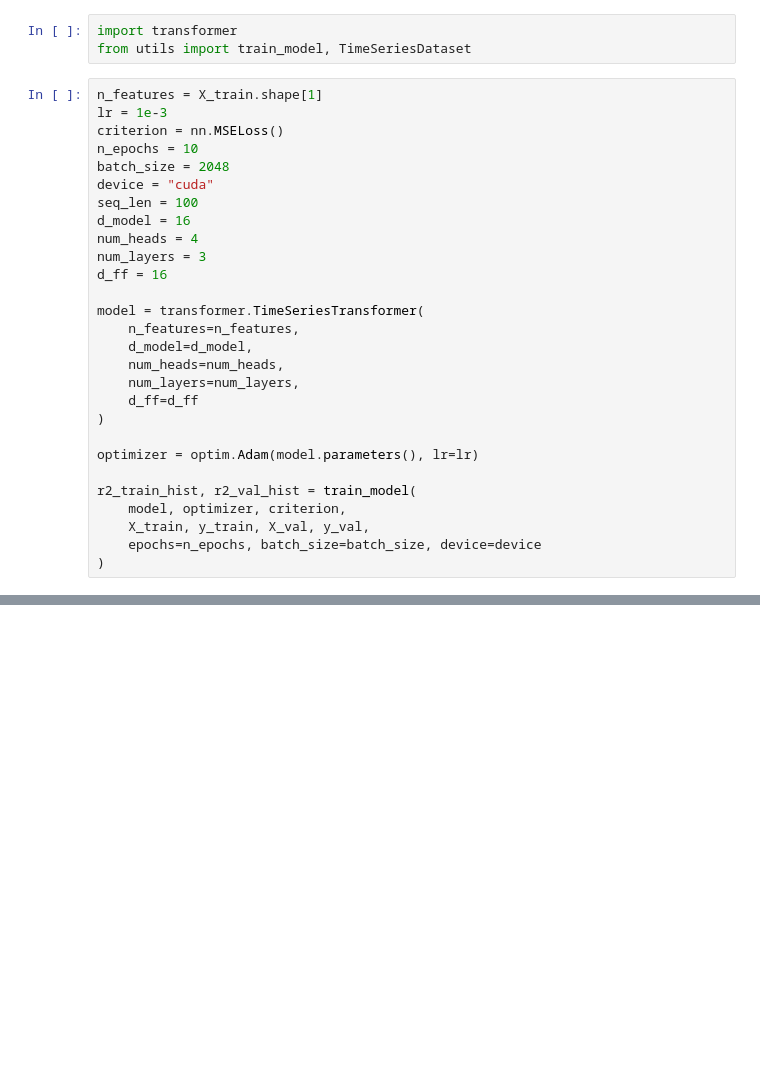
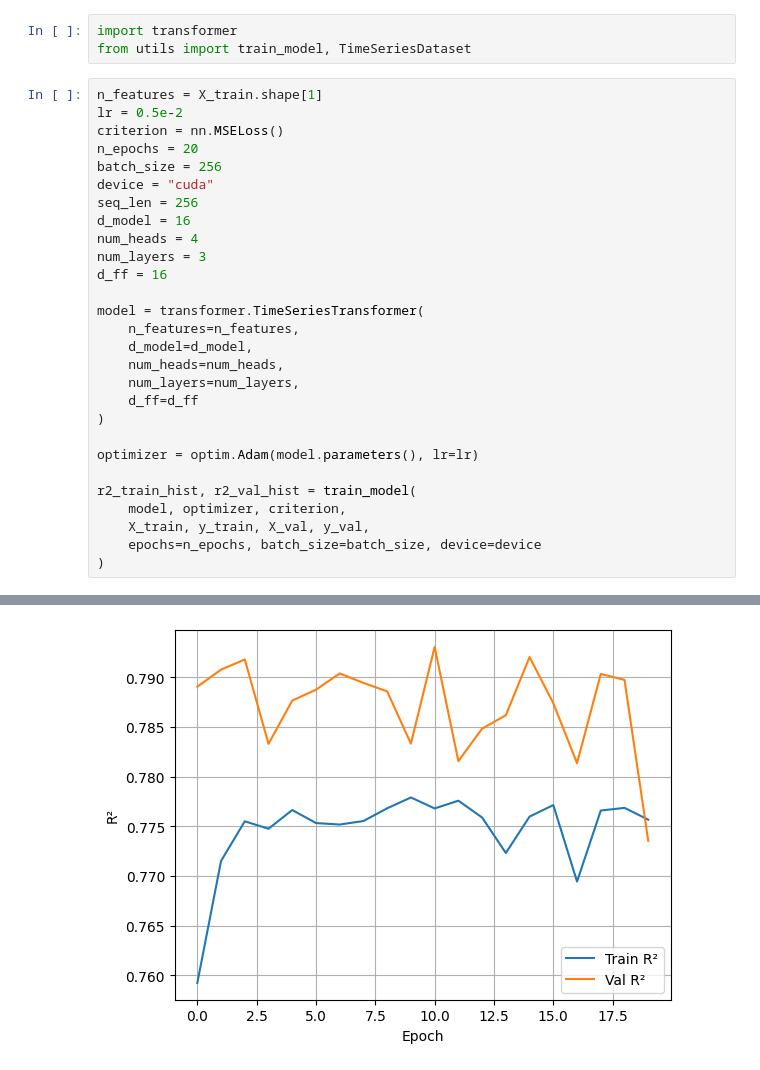
Before and after one commit to MaxCoppa/Advanced-ML, a Jupyter notebook: transformers/transformer_prediction.ipynb, the cells around one changed output, grey strips where cells are left out. Cells and saved outputs as stored; diff of their text form; blank space fills up the shorter version.

```diff
--- a/transformers/transformer_prediction.ipynb
+++ b/transformers/transformer_prediction.ipynb
@@ -54,12 +54,12 @@ import transformer
 from utils import train_model, TimeSeriesDataset
 # %%
 n_features = X_train.shape[1]
-lr = 1e-3
+lr = 0.5e-2
 criterion = nn.MSELoss()
-n_epochs = 10
-batch_size = 2048
+n_epochs = 20
+batch_size = 256
 device = "cuda"
-seq_len = 100
+seq_len = 256
 d_model = 16
 num_heads = 4
 num_layers = 3
@@ -87,0 +104 @@ Epoch 004 | R² train = 0.7856 | R² val = 0.7981
+[figure, added]
```
Also changed, not shown: parts of 1 cell of this notebook, 1 other file.
